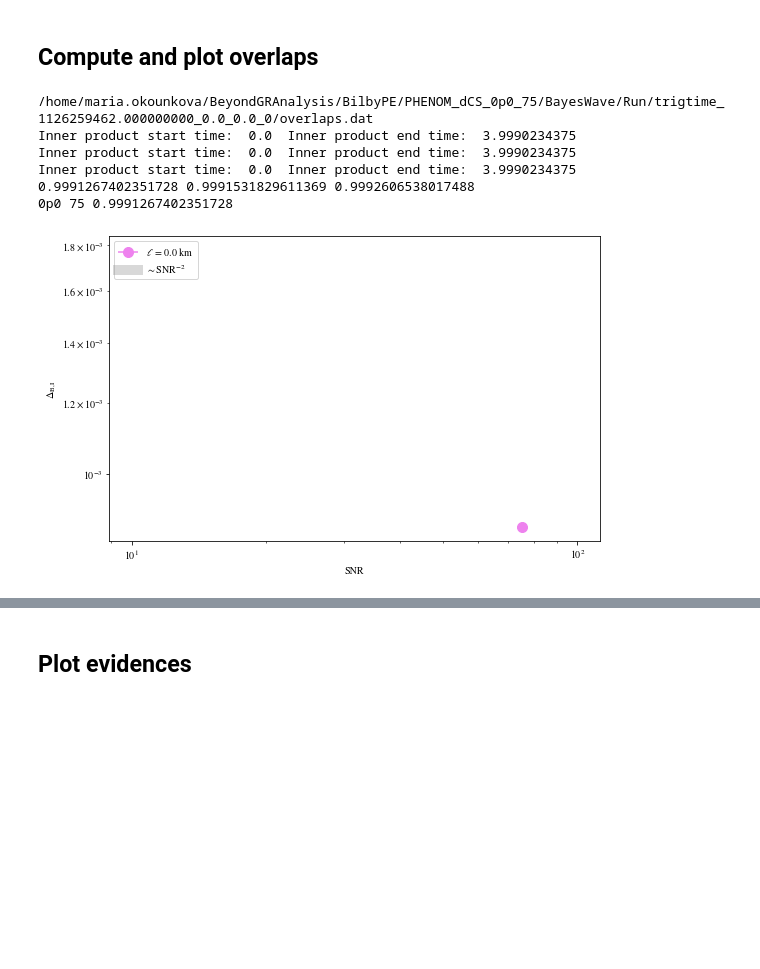
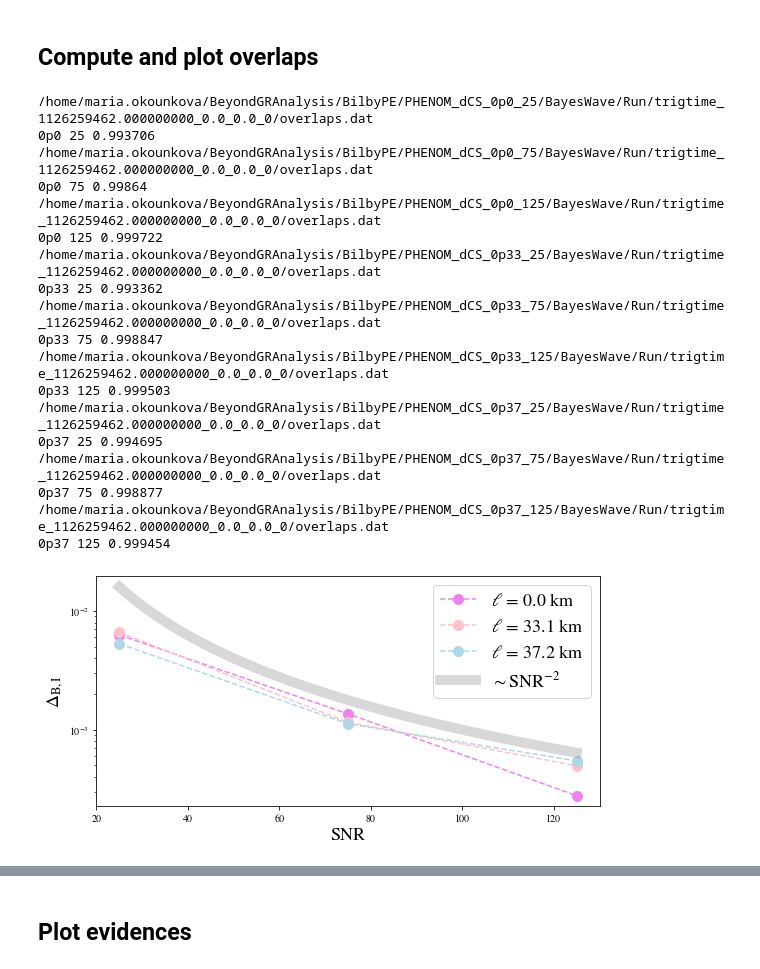
Before and after one commit to mariaokounkova/BeyondGRAnalysis, a Jupyter notebook: BayeswaveAnalysis.ipynb, the cells around one changed output, grey strips where cells are left out. Saved outputs shown, nothing was run; the diff lists cells and outputs as text; code cells hidden in the pictures; blank space fills up the shorter version.

```diff
--- a/BayeswaveAnalysis.ipynb
+++ b/BayeswaveAnalysis.ipynb
@@ -11,6 +11,7 @@ import matplotlib
 import sys
 import h5py
 import os
+import seaborn as sns
 
 from math import sqrt
 
@@ -20,7 +21,7 @@ from ipynb.fs.full.Auxiliary import SubtractPeakTime, EllinKm, ComputeOverlap, C
 # Plot parameters
 matplotlib.rcParams['mathtext.fontset'] = 'stix'
 matplotlib.rcParams['font.family'] = 'STIXGeneral'
-# matplotlib.rcParams['axes.labelsize'] = 24
+matplotlib.rcParams['axes.labelsize'] = 24
 # matplotlib.rcParams['xtick.labelsize'] = 30
 # matplotlib.rcParams['ytick.labelsize'] = 30
 # matplotlib.rcParams['xtick.major.size'] = 20
@@ -30,9 +31,9 @@ matplotlib.rcParams['font.family'] = 'STIXGeneral'
 # matplotlib.rcParams['xtick.minor.visible'] = True
 # matplotlib.rcParams['xtick.minor.size'] = 10
 # matplotlib.rcParams['ytick.minor.size'] = 10
-# matplotlib.rcParams['legend.fontsize'] = 18
-# matplotlib.rcParams['legend.frameon'] = True
-# matplotlib.rcParams['lines.linewidth'] = 3
+matplotlib.rcParams['legend.fontsize'] = 18
+matplotlib.rcParams['legend.frameon'] = True
+#matplotlib.rcParams['lines.linewidth'] = 3
 
 t_gps = 1126259462.0
 t_start = t_gps - 2.0
@@ -271,46 +282,58 @@ def PlotBayesWaveOverlap():
     base_dir = "/home/maria.okounkova/BeyondGRAnalysis/BilbyPE/PHENOM_"
     mass = 68
 
-    ells = ["0p0", "0p37"]
+    ells = ["0p0", "0p33", "0p37"]
     colors = ['violet', 'pink', 'lightblue', 'orange']
     snrs = [25, 75, 125]
 
-    plt.figure(figsize=(8, 5))
+    plt.figure(figsize=(8, 4))
 
     for ell, color in zip(ells, colors):
 
         delta_arr = []
 
         for snr in snrs:
 
             p = base_dir + "dCS_" + ell + "_" + str(snr)
             overlap = BayesWaveOverlap(p)
             print(ell, snr, overlap)
             delta = 1.0 - overlap
             delta_arr.append(delta)
 
         plt.plot(snrs, delta_arr, '--o', color = color, label = "$\ell$ = %.1f km" % EllinKm(ell, mass), markersize = 10)
 
     ## Add in 1/SNR^2 curve
     SNRS = np.linspace(snrs[0], snrs[-1], 100)
     snr_curve = SNRS**-2.0
     plt.plot(SNRS, snr_curve*10, color='gray', label = r'$\sim \mathrm{SNR}^{-2}$', alpha = 0.3, lw = 10.0)
 
-    plt.legend()
+    plt.legend(fontsize=18)
     plt.yscale('log')
-    plt.xscale('log')
-    plt.ylabel('$\Delta_\mathrm{B,I}$')
-    plt.xlabel('SNR')
+    #plt.xscale('log')
+    plt.ylabel('$\Delta_\mathrm{B,I}$', fontsize=18)
+    plt.xlabel('SNR', fontsize=18)
     plt.tight_layout()
     plt.savefig('Deltas.pdf')
     plt.show()
 
 PlotBayesWaveOverlap()
 # %% [output]
+/home/maria.okounkova/BeyondGRAnalysis/BilbyPE/PHENOM_dCS_0p0_25/BayesWave/Run/trigtime_1126259462.000000000_0.0_0.0_0/overlaps.dat
+0p0 25 0.993706
 /home/maria.okounkova/BeyondGRAnalysis/BilbyPE/PHENOM_dCS_0p0_75/BayesWave/Run/trigtime_1126259462.000000000_0.0_0.0_0/overlaps.dat
-Inner product start time:  0.0  Inner product end time:  3.9990234375
-Inner product start time:  0.0  Inner product end time:  3.9990234375
-Inner product start time:  0.0  Inner product end time:  3.9990234375
-0.9991267402351728 0.9991531829611369 0.9992606538017488
-0p0 75 0.9991267402351728
+0p0 75 0.99864
+/home/maria.okounkova/BeyondGRAnalysis/BilbyPE/PHENOM_dCS_0p0_125/BayesWave/Run/trigtime_1126259462.000000000_0.0_0.0_0/overlaps.dat
+0p0 125 0.999722
+/home/maria.okounkova/BeyondGRAnalysis/BilbyPE/PHENOM_dCS_0p33_25/BayesWave/Run/trigtime_1126259462.000000000_0.0_0.0_0/overlaps.dat
+0p33 25 0.993362
+/home/maria.okounkova/BeyondGRAnalysis/BilbyPE/PHENOM_dCS_0p33_75/BayesWave/Run/trigtime_1126259462.000000000_0.0_0.0_0/overlaps.dat
+0p33 75 0.998847
+/home/maria.okounkova/BeyondGRAnalysis/BilbyPE/PHENOM_dCS_0p33_125/BayesWave/Run/trigtime_1126259462.000000000_0.0_0.0_0/overlaps.dat
+0p33 125 0.999503
+/home/maria.okounkova/BeyondGRAnalysis/BilbyPE/PHENOM_dCS_0p37_25/BayesWave/Run/trigtime_1126259462.000000000_0.0_0.0_0/overlaps.dat
+0p37 25 0.994695
+/home/maria.okounkova/BeyondGRAnalysis/BilbyPE/PHENOM_dCS_0p37_75/BayesWave/Run/trigtime_1126259462.000000000_0.0_0.0_0/overlaps.dat
+0p37 75 0.998877
+/home/maria.okounkova/BeyondGRAnalysis/BilbyPE/PHENOM_dCS_0p37_125/BayesWave/Run/trigtime_1126259462.000000000_0.0_0.0_0/overlaps.dat
+0p37 125 0.999454
-[figure, old version]
+[figure, new version]
```
Also changed, not shown: parts of 6 cells of this notebook.
